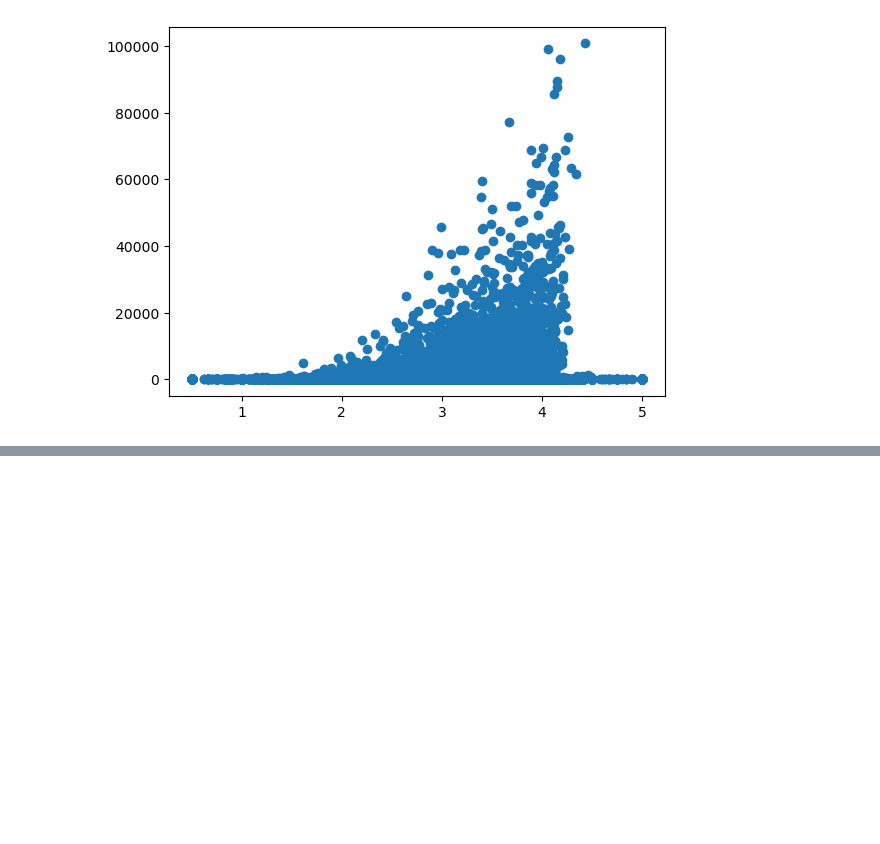
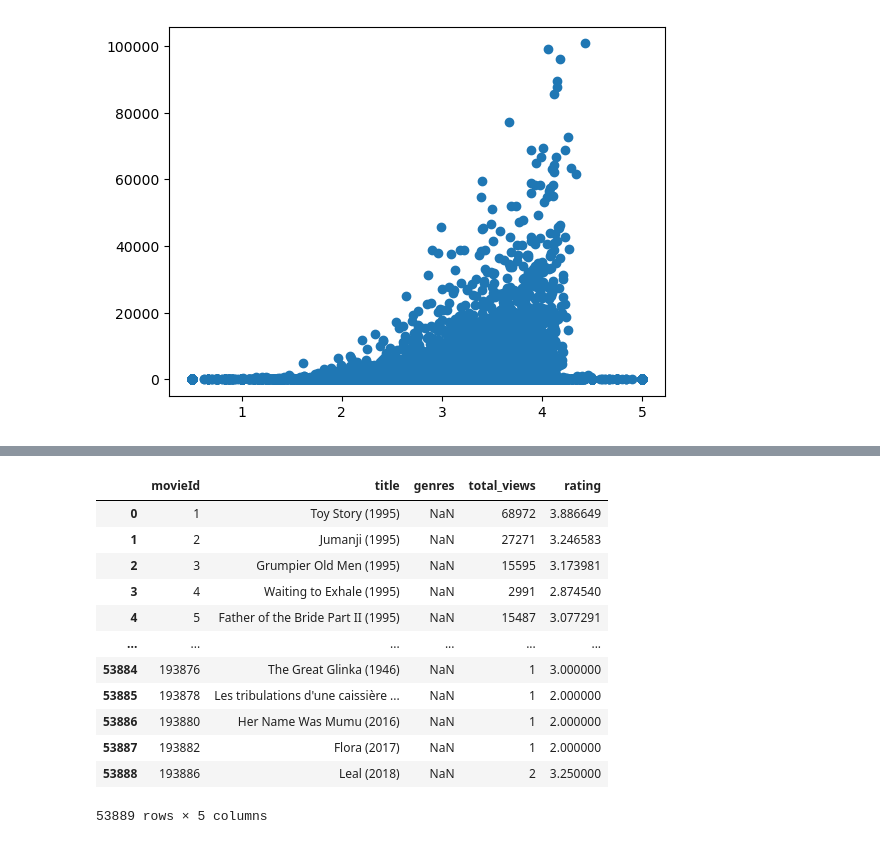
Before and after one commit to cesareressa/data_analysis, a Jupyter notebook: exploratory_analysis.ipynb, the cells around one changed output, grey strips where cells are left out. Drawn from its saved outputs; the diff is of its cells as text; code cells hidden in the pictures; blank space fills up the shorter version.

```diff
--- a/exploratory_analysis.ipynb
+++ b/exploratory_analysis.ipynb
@@ -359,0 +370,22 @@ display(movies_df.loc[(movies_df["total_views"] > 50000) & (movies_df["rating"]
+# %%
+# genres_per_movie_df = pd.DataFrame(genres_per_movie_dict)
+
+# genres_per_movie_df
+
+movies_df["genres"] = movies_df["genres"].str.strip("[]")
+# %%
+movies_df
+# %% [output]
+|  | movieId | title | genres | total_views | rating |
+| 0 | 1 | Toy Story (1995) | NaN | 68972 | 3.886649 |
+| 1 | 2 | Jumanji (1995) | NaN | 27271 | 3.246583 |
+| 2 | 3 | Grumpier Old Men (1995) | NaN | 15595 | 3.173981 |
+| 3 | 4 | Waiting to Exhale (1995) | NaN | 2991 | 2.874540 |
+| 4 | 5 | Father of the Bride Part II (1995) | NaN | 15487 | 3.077291 |
+| ... | ... | ... | ... | ... | ... |
+| 53884 | 193876 | The Great Glinka (1946) | NaN | 1 | 3.000000 |
+| 53885 | 193878 | Les tribulations d'une caissière ... | NaN | 1 | 2.000000 |
+| 53886 | 193880 | Her Name Was Mumu (2016) | NaN | 1 | 2.000000 |
+| 53887 | 193882 | Flora (2017) | NaN | 1 | 2.000000 |
+| 53888 | 193886 | Leal (2018) | NaN | 2 | 3.250000 |
+53889 rows × 5 columns
```
Also changed, not shown: parts of 8 cells of this notebook.
